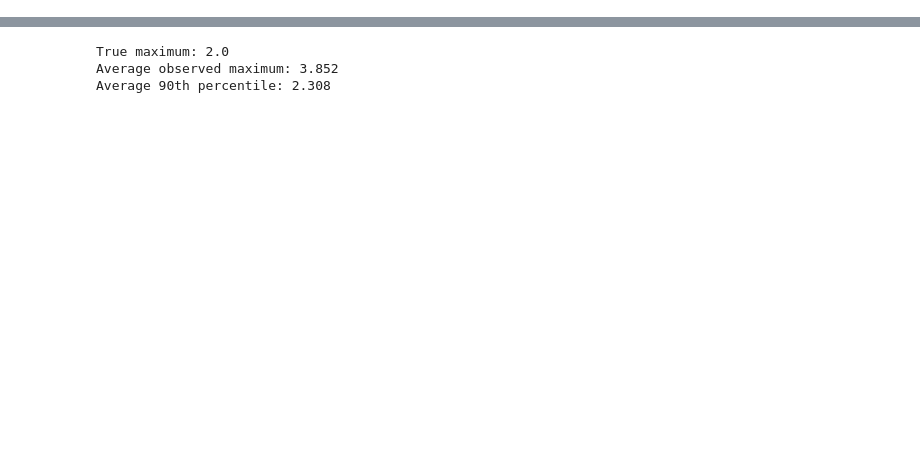
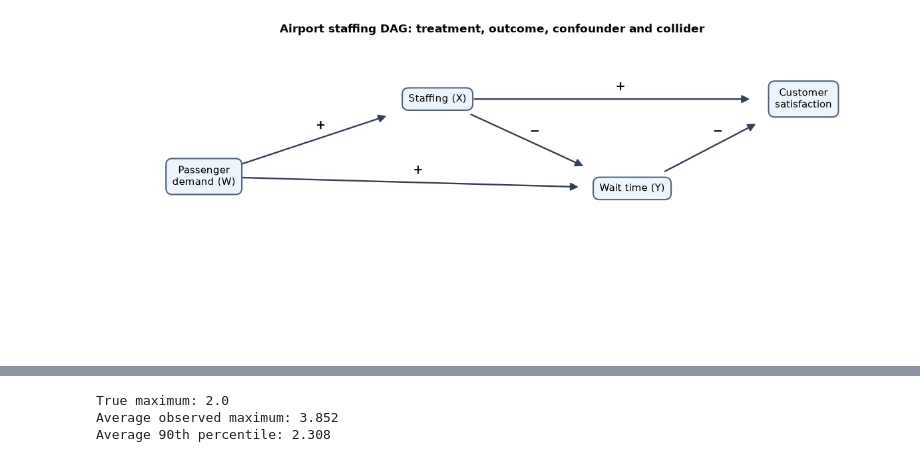
Before and after one commit to victordvas/Capstone-Project, a Jupyter notebook: Victor_VasquezGil_Weeks_5-8_reflections.ipynb, the cells around one changed output, grey strips where cells are left out. Saved outputs shown, nothing was run; the diff lists cells and outputs as text; code cells hidden in the pictures; blank space fills up the shorter version.

```diff
--- a/Victor_VasquezGil_Weeks_5-8_reflections.ipynb
+++ b/Victor_VasquezGil_Weeks_5-8_reflections.ipynb
@@ -42,0 +112,13 @@ print(wildlife.head().round(1))
+# %%
+# Week 5, Question 4 — Passenger demand is a confounder; satisfaction is a collider.
+draw_dag({
+    'demand': (1.3, 2.8, 'Passenger\ndemand (W)'),
+    'staff': (4.3, 4.1, 'Staffing (X)'),
+    'wait': (6.8, 2.6, 'Wait time (Y)'),
+    'satisfaction': (9.0, 4.1, 'Customer\nsatisfaction')},
+    [('demand', 'staff', '+'), ('demand', 'wait', '+'),
+     ('staff', 'wait', '−'), ('staff', 'satisfaction', '+'),
+     ('wait', 'satisfaction', '−')],
+    'Airport staffing DAG: treatment, outcome, confounder and collider', figsize=(12, 5.1))
+# %% [output]
+[figure, added]
```
Also changed, not shown: parts of 24 cells of this notebook.
